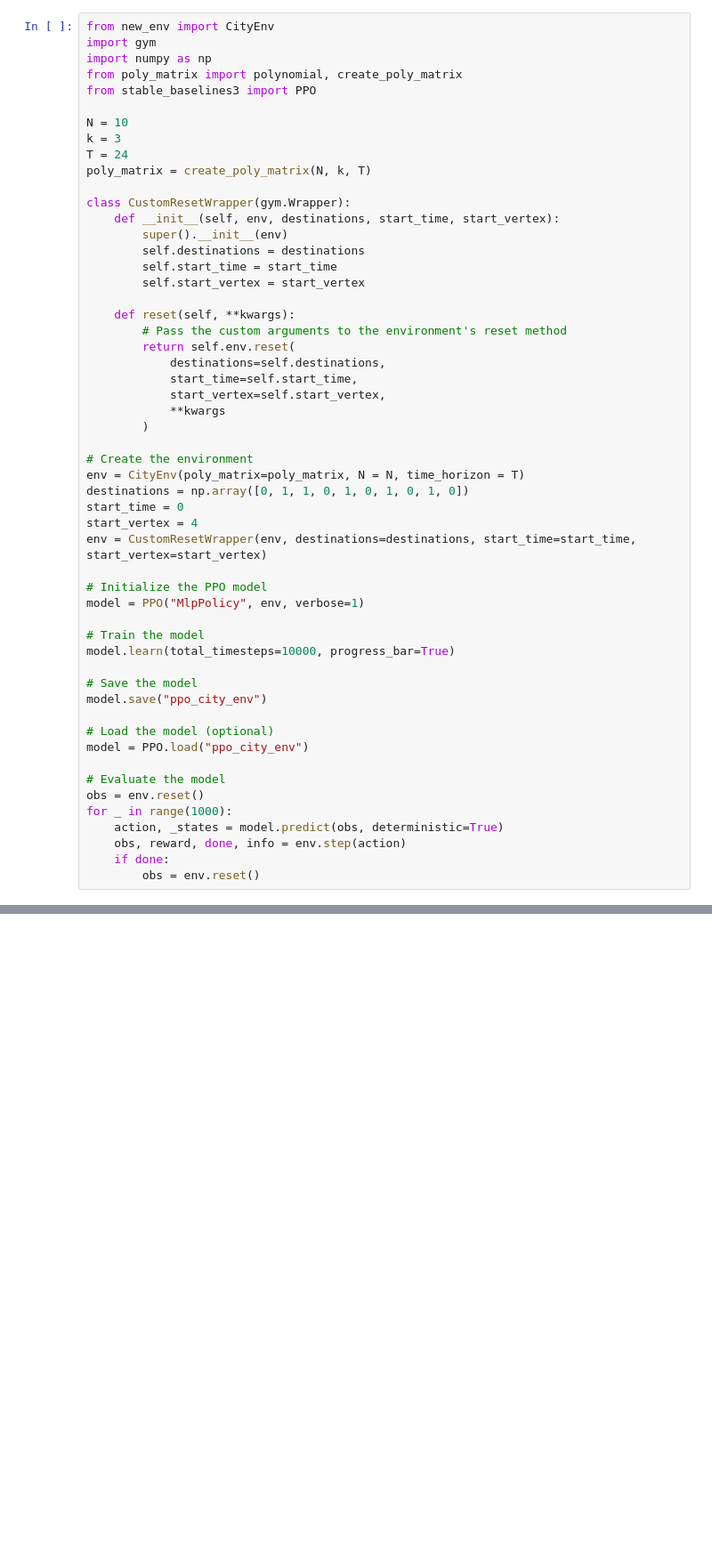
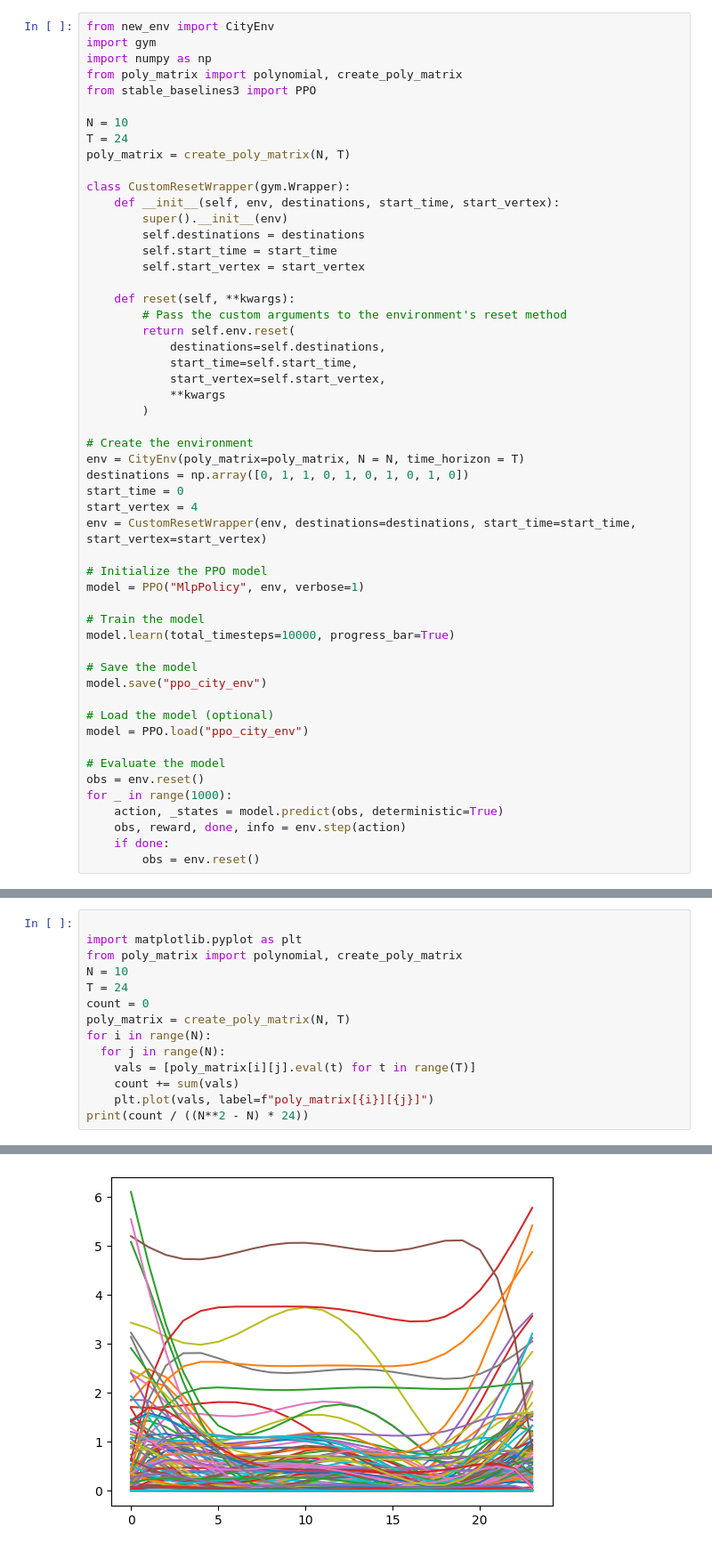
Before and after one commit to msnxus/COS435-Final, a Jupyter notebook: new_env_train_PPO.ipynb, the cells around one changed output, grey strips where cells are left out. Shown at 89% size. Drawn from its saved outputs; the diff is of its cells as text; blank space fills up the shorter version.

```diff
--- a/new_env_train_PPO.ipynb
+++ b/new_env_train_PPO.ipynb
@@ -6,9 +9,8 @@ from poly_matrix import polynomial, create_poly_matrix
 from stable_baselines3 import PPO
 
 N = 10
-k = 3
 T = 24
-poly_matrix = create_poly_matrix(N, k, T)
+poly_matrix = create_poly_matrix(N, T)
 
 class CustomResetWrapper(gym.Wrapper):
     def __init__(self, env, destinations, start_time, start_vertex):
@@ -161,0 +61,15 @@ def train_ppo(
+# %%
+
+import matplotlib.pyplot as plt
+from poly_matrix import polynomial, create_poly_matrix
+N = 10
+T = 24
+count = 0
+poly_matrix = create_poly_matrix(N, T)
+for i in range(N):
+  for j in range(N):
+    vals = [poly_matrix[i][j].eval(t) for t in range(T)]
+    count += sum(vals)
+    plt.plot(vals, label=f"poly_matrix[{i}][{j}]")
+print(count / ((N**2 - N) * 24))
+# %% [output]
@@ -161,0 +77 @@ def train_ppo(
+[figure, added]
```
Also changed, not shown: parts of 4 cells of this notebook, 2 other files.
